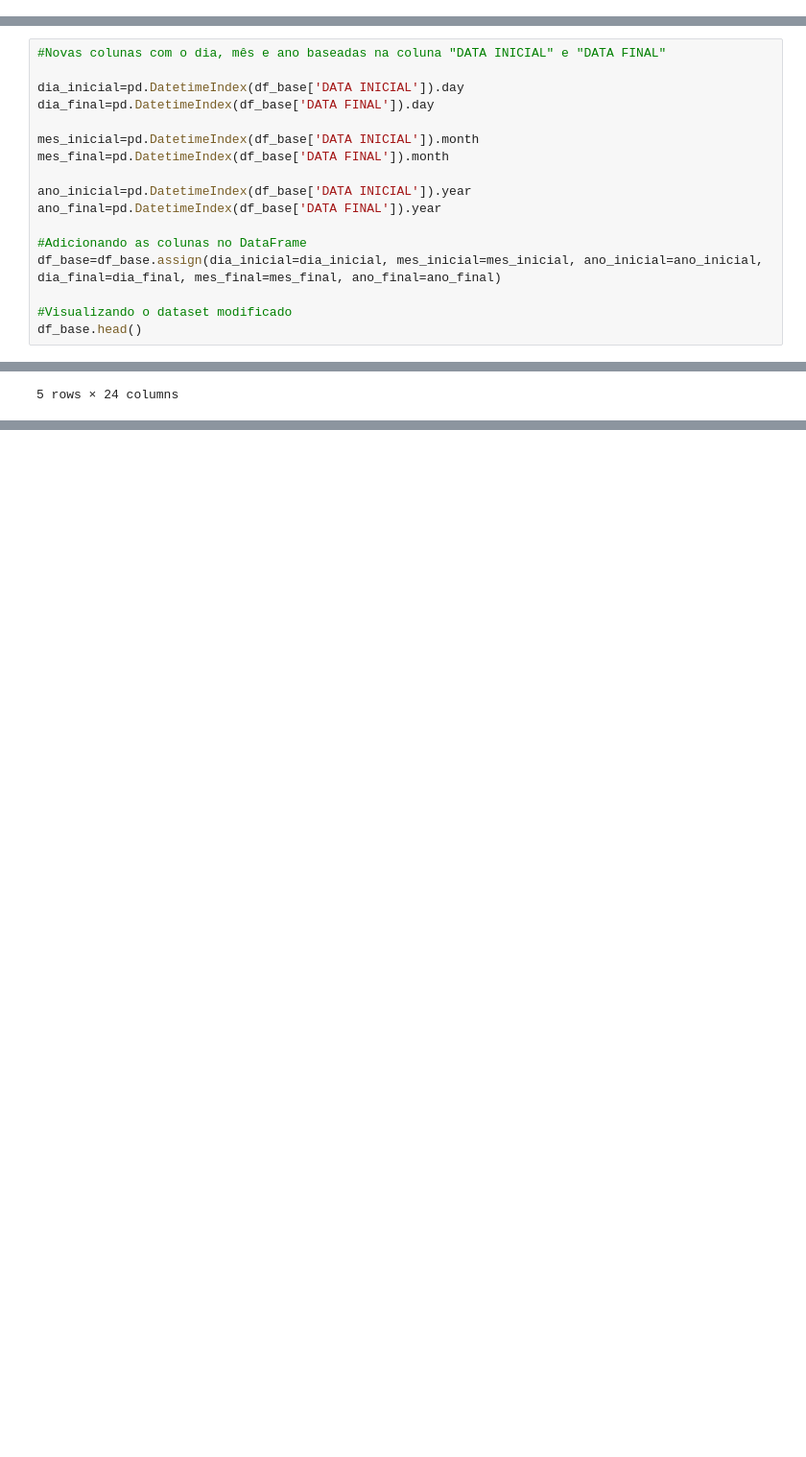
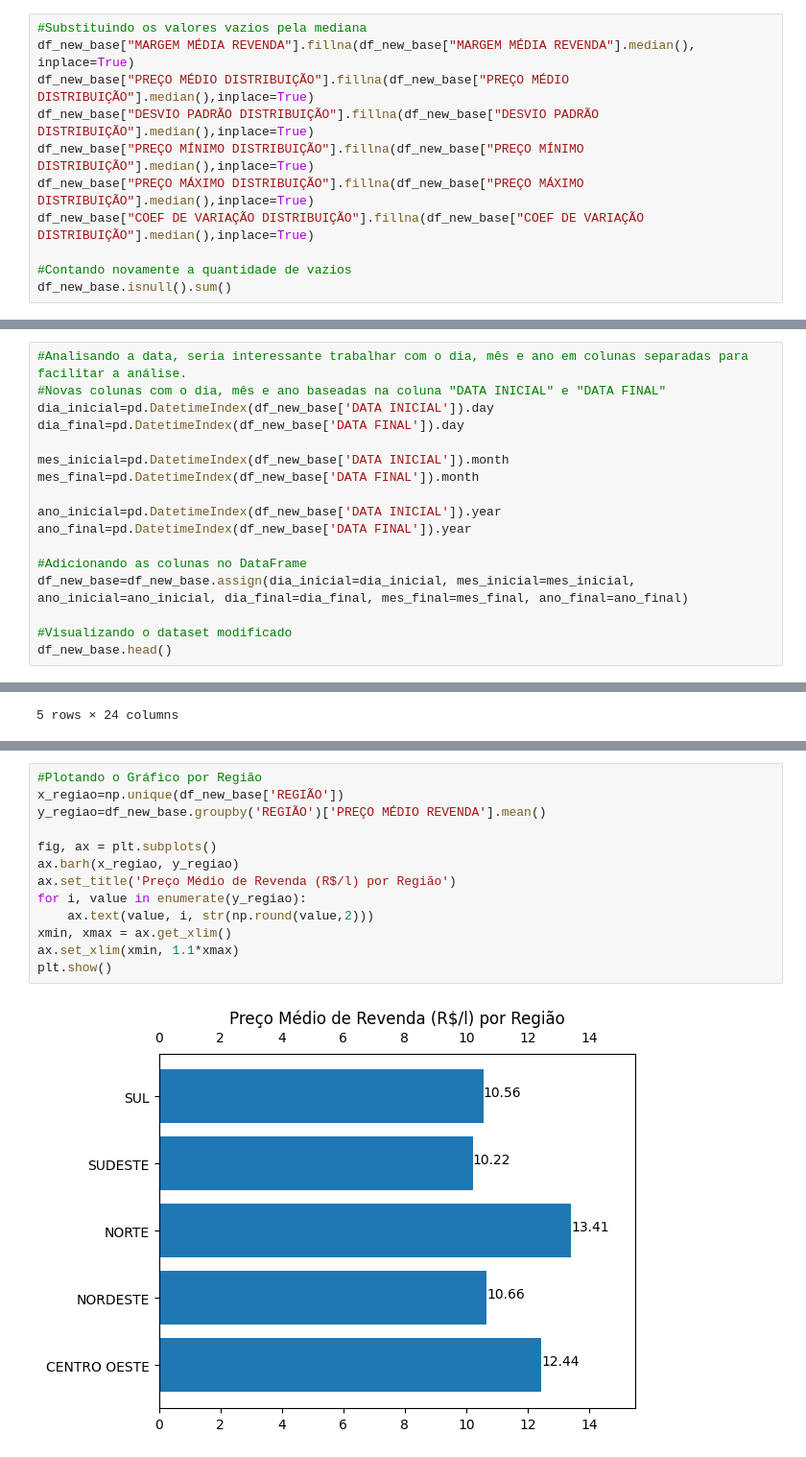
Before and after one commit to manusaleal/EDA_Projeto_Gas, a Jupyter notebook: EDA_Projeto_Gas.ipynb, the cells around one changed output, grey strips where cells are left out. Shown: that part at 96% size. Saved outputs shown, nothing was run; the diff lists cells and outputs as text; blank space fills up the shorter version.

```diff
--- a/EDA_Projeto_Gas.ipynb
+++ b/EDA_Projeto_Gas.ipynb
@@ -63,0 +123,11 @@ Todas as colunas não possuem valores nulos. Analisando a data, seria interessan
+# %%
+#Substituindo os valores vazios pela mediana
+df_new_base["MARGEM MÉDIA REVENDA"].fillna(df_new_base["MARGEM MÉDIA REVENDA"].median(), inplace=True)
+df_new_base["PREÇO MÉDIO DISTRIBUIÇÃO"].fillna(df_new_base["PREÇO MÉDIO DISTRIBUIÇÃO"].median(),inplace=True)
+df_new_base["DESVIO PADRÃO DISTRIBUIÇÃO"].fillna(df_new_base["DESVIO PADRÃO DISTRIBUIÇÃO"].median(),inplace=True)
+df_new_base["PREÇO MÍNIMO DISTRIBUIÇÃO"].fillna(df_new_base["PREÇO MÍNIMO DISTRIBUIÇÃO"].median(),inplace=True)
+df_new_base["PREÇO MÁXIMO DISTRIBUIÇÃO"].fillna(df_new_base["PREÇO MÁXIMO DISTRIBUIÇÃO"].median(),inplace=True)
+df_new_base["COEF DE VARIAÇÃO DISTRIBUIÇÃO"].fillna(df_new_base["COEF DE VARIAÇÃO DISTRIBUIÇÃO"].median(),inplace=True)
+
+#Contando novamente a quantidade de vazios
+df_new_base.isnull().sum()
@@ -64,20 +154,20 @@ Todas as colunas não possuem valores nulos. Analisando a data, seria interessan
 # %%
+#Analisando a data, seria interessante trabalhar com o dia, mês e ano em colunas separadas para facilitar a análise.
 #Novas colunas com o dia, mês e ano baseadas na coluna "DATA INICIAL" e "DATA FINAL"
+dia_inicial=pd.DatetimeIndex(df_new_base['DATA INICIAL']).day
+dia_final=pd.DatetimeIndex(df_new_base['DATA FINAL']).day
 
-dia_inicial=pd.DatetimeIndex(df_base['DATA INICIAL']).day
-dia_final=pd.DatetimeIndex(df_base['DATA FINAL']).day
+mes_inicial=pd.DatetimeIndex(df_new_base['DATA INICIAL']).month
+mes_final=pd.DatetimeIndex(df_new_base['DATA FINAL']).month
 
-mes_inicial=pd.DatetimeIndex(df_base['DATA INICIAL']).month
-mes_final=pd.DatetimeIndex(df_base['DATA FINAL']).month
-
-ano_inicial=pd.DatetimeIndex(df_base['DATA INICIAL']).year
-ano_final=pd.DatetimeIndex(df_base['DATA FINAL']).year
+ano_inicial=pd.DatetimeIndex(df_new_base['DATA INICIAL']).year
+ano_final=pd.DatetimeIndex(df_new_base['DATA FINAL']).year
 
 #Adicionando as colunas no DataFrame
-df_base=df_base.assign(dia_inicial=dia_inicial, mes_inicial=mes_inicial, ano_inicial=ano_inicial, dia_final=dia_final, mes_final=mes_final, ano_final=ano_final)
+df_new_base=df_new_base.assign(dia_inicial=dia_inicial, mes_inicial=mes_inicial, ano_inicial=ano_inicial, dia_final=dia_final, mes_final=mes_final, ano_final=ano_final)
 
 #Visualizando o dataset modificado
-df_base.head()
+df_new_base.head()
 # %% [output]
 |  | DATA INICIAL | DATA FINAL | REGIÃO | ESTADO | PRODUTO | NÚMERO DE POSTOS PESQUISADOS | UNIDADE DE MEDIDA | ... |
 | 0 | 2004-05-09 | 2004-05-15 | CENTRO OESTE | DISTRITO FEDERAL | ETANOL HIDRATADO | 127 | R$/l | ... |
@@ -144,0 +179,15 @@ memory usage: 19.4+ MB
+# %%
+#Plotando o Gráfico por Região
+x_regiao=np.unique(df_new_base['REGIÃO'])
+y_regiao=df_new_base.groupby('REGIÃO')['PREÇO MÉDIO REVENDA'].mean()
+
+fig, ax = plt.subplots()
+ax.barh(x_regiao, y_regiao)
+ax.set_title('Preço Médio de Revenda (R$/l) por Região')
+for i, value in enumerate(y_regiao):
+    ax.text(value, i, str(np.round(value,2)))
+xmin, xmax = ax.get_xlim()
+ax.set_xlim(xmin, 1.1*xmax)
+plt.show()
+# %% [output]
+[figure, added]
```
Also changed, not shown: parts of 18 cells of this notebook.
